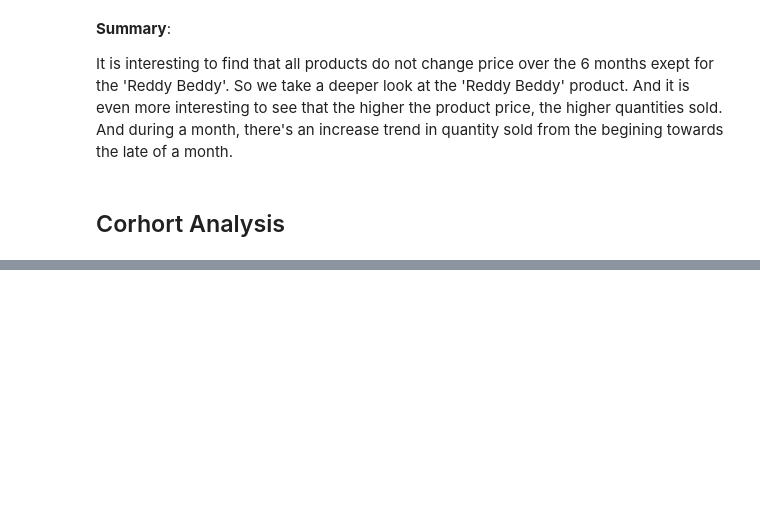
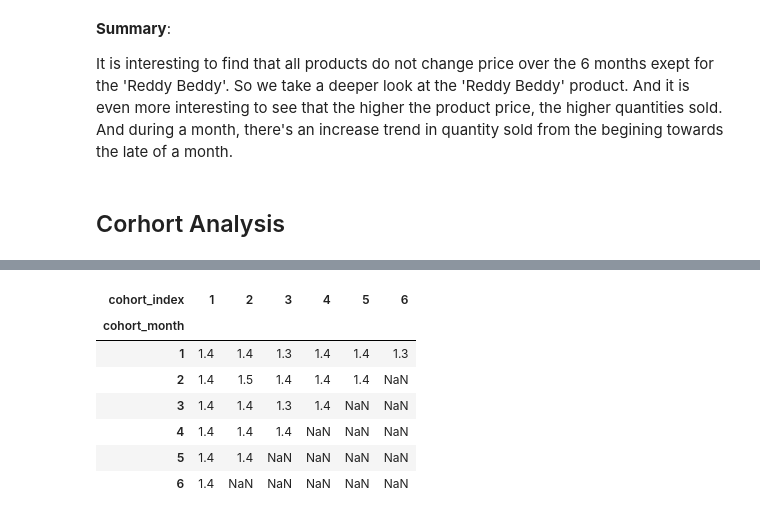
Before and after one commit to southnorthist/kaggle_analysis, a Jupyter notebook: Projects/marketing-analytics/online-retail-sales-trend-analysis/analysis-python.ipynb, the cells around one changed output, grey strips where cells are left out. Cells and saved outputs as stored; diff of their text form; code cells hidden in the pictures; blank space fills up the shorter version.

```diff
--- a/Projects/marketing-analytics/online-retail-sales-trend-analysis/analysis-python.ipynb
+++ b/Projects/marketing-analytics/online-retail-sales-trend-analysis/analysis-python.ipynb
@@ -608,0 +649,13 @@ It is interesting to find that all products do not change price over the 6 month
+# %%
+grouped_df = order_df.groupby(['cohort_month', 'cohort_index'], as_index = False)['trans_quantity'].mean()
+average_quantity = grouped_df.pivot(index = 'cohort_month', columns = 'cohort_index', values = 'trans_quantity')
+average_quantity .round(1)
+# %% [output]
+| cohort_index | 1 | 2 | 3 | 4 | 5 | 6 |
+| cohort_month |  |  |  |  |  |  |
+| 1 | 1.4 | 1.4 | 1.3 | 1.4 | 1.4 | 1.3 |
+| 2 | 1.4 | 1.5 | 1.4 | 1.4 | 1.4 | NaN |
+| 3 | 1.4 | 1.4 | 1.3 | 1.4 | NaN | NaN |
+| 4 | 1.4 | 1.4 | 1.4 | NaN | NaN | NaN |
+| 5 | 1.4 | 1.4 | NaN | NaN | NaN | NaN |
+| 6 | 1.4 | NaN | NaN | NaN | NaN | NaN |
```
Also changed, not shown: parts of 5 cells of this notebook.
